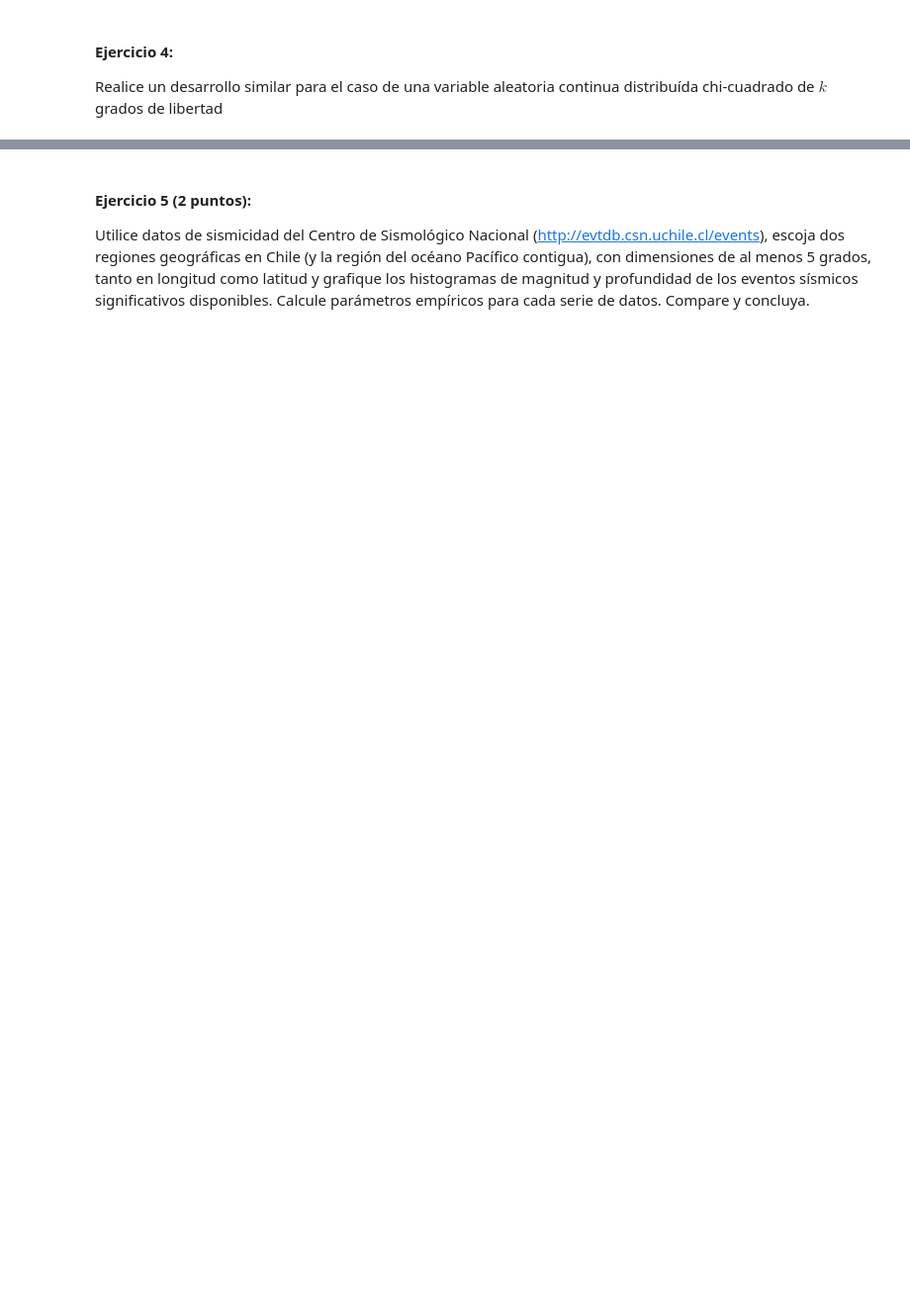
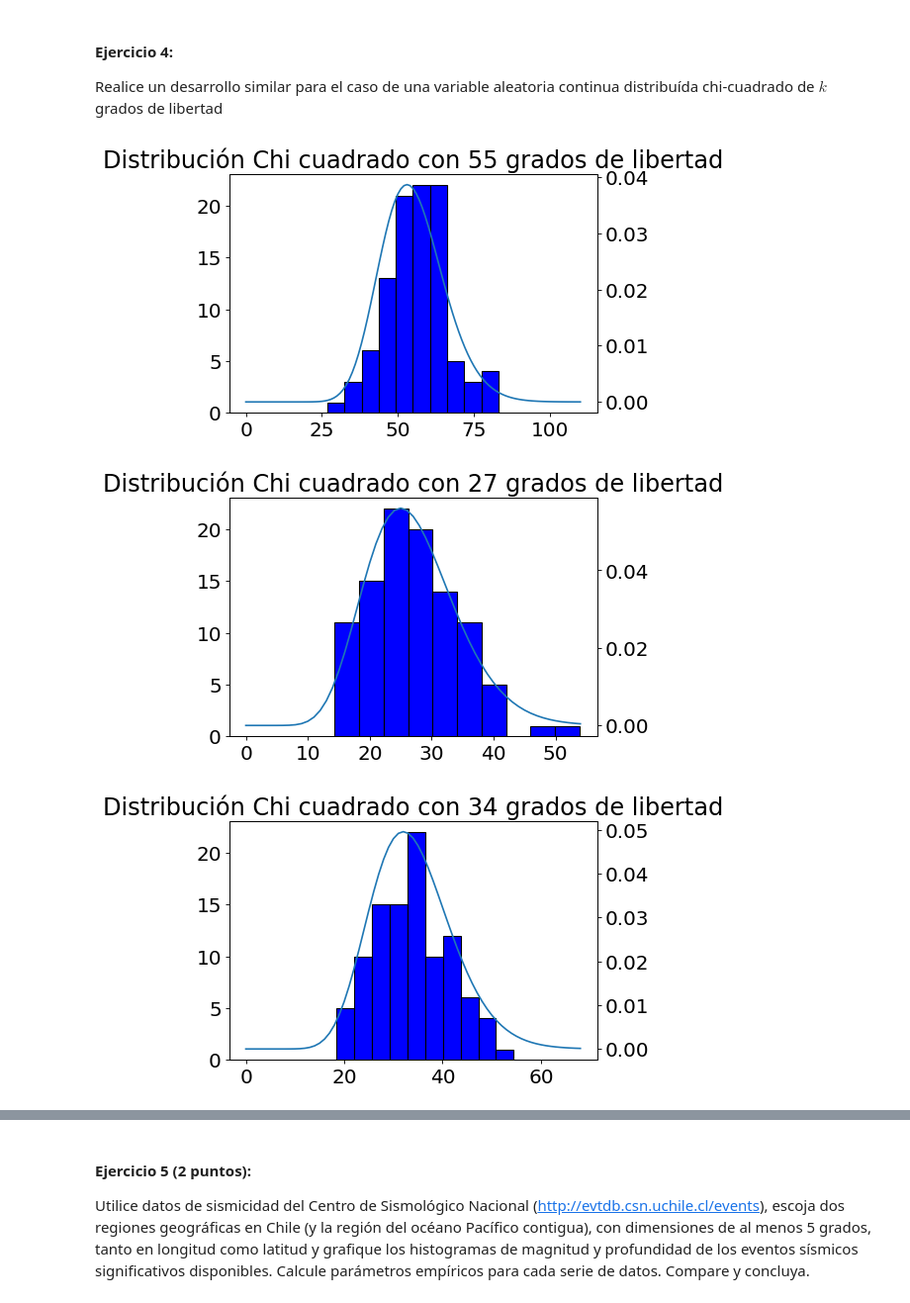
Before and after one commit to dmoram/Laboratorios_Simulacion, a Jupyter notebook: Laboratorio2.ipynb, the cells around one changed output, grey strips where cells are left out. Shown at 99% size. Saved outputs shown, nothing was run; the diff lists cells and outputs as text; code cells hidden in the pictures; blank space fills up the shorter version.

```diff
--- a/Laboratorio2.ipynb
+++ b/Laboratorio2.ipynb
@@ -407,3 +570,37 @@ De acuerdo al experimento se requieren aproximadamente 48300 simulaciones para q
 # %% [markdown]
 #### Ejercicio 4:
 Realice un desarrollo similar para el caso de una variable aleatoria continua distribuída chi-cuadrado de $k$ grados de libertad
+# %%
+def plot_distribution(data, k, size):
+
+    fig, ax = plt.subplots(1, 1,figsize=(6, 4), dpi=80)
+    ax.hist(datos_chi2, color = 'blue', edgecolor = 'black')
+    ax.set_title("Distribución Chi cuadrado con {} grados de libertad".format(k))
+    ## probabilidad teórica
+    ax2 = ax.twinx()
+    vec = list(range(2*k+1))
+    pvec = [stats.chi2.pdf(x=i, df=k) for i in vec]
+
+    ax2.plot(vec,pvec)
+    plt.draw()
+
+
+# Distribución Chi-cuadrado
+import random
+size = 100
+
+k_teorico = 55
+k_arr = [random.randint(10,80) for _ in range(4)]  # grados de libertad aleatorios
+sigma = 10
+binwidth = 4
+datos_chi2 = stats.chi2.rvs(df=k_teorico, size=size)
+
+plot_distribution(datos_chi2, k_teorico, size)
+
+for k_emp in k_arr:
+    datos_chi2 = stats.chi2.rvs(df=k_emp, size=size)
+    plot_distribution(datos_chi2, k_emp, size)
+# %% [output]
+[figure, added]
+[figure, added]
+[figure, added]
```
Also changed, not shown: parts of 56 cells of this notebook.
